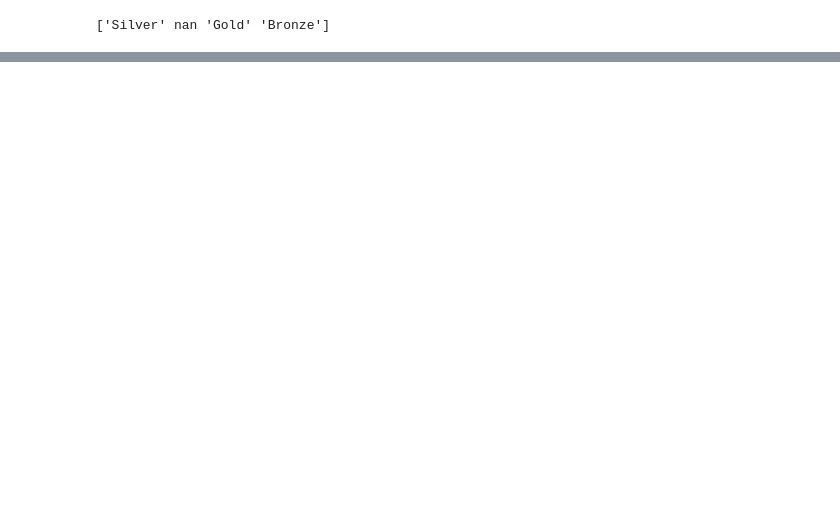
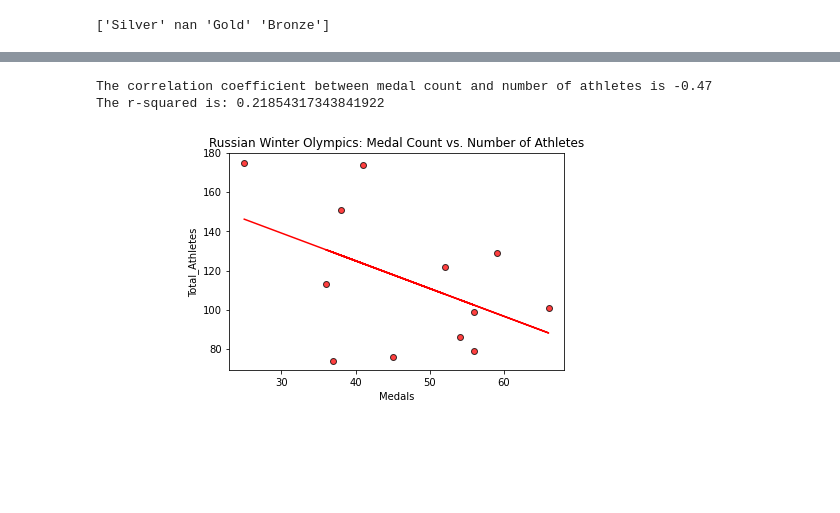
Before and after one commit to ratikachauhan/dathletes-project-1, a Jupyter notebook: gmb_analysis/gmb_analysis_work.ipynb, the cells around one changed output, grey strips where cells are left out. Cells and saved outputs as stored; diff of their text form; code cells hidden in the pictures; blank space fills up the shorter version.

```diff
--- a/gmb_analysis/gmb_analysis_work.ipynb
+++ b/gmb_analysis/gmb_analysis_work.ipynb
@@ -178,3 +183,22 @@ plt.show()
+# %%
+#Calculate the correlation coefficient and linear regression model
+# for medals vs athletes for winter events
+print(f"The correlation coefficient between medal count and number of athletes is {round(st.pearsonr(medals,athletes)[0],2)}")
+(slope, intercept, rvalue, pvalue, stderr) = linregress(medals,athletes)
+regress_values = medals * slope + intercept
+line_eq = "y = " + str(round(slope,2)) + "x + " + str(round(intercept,2))
+plt.title("Russian Winter Olympics: Medal Count vs. Number of Athletes")
+plt.xlabel("Medals")
+plt.ylabel("Total_Athletes")
+plt.scatter(medals,athletes, marker="o", facecolors="red", edgecolors="black", alpha=0.75)
+plt.savefig("../Output Images/WinterAthletesMedals_CC_LR.png")
+plt.plot(medals,regress_values,"r-")
+plt.annotate(line_eq,(6,10),fontsize=15,color="red")
+print(f"The r-squared is: {rvalue**2}")
+# %% [output]
+The correlation coefficient between medal count and number of athletes is -0.47
+The r-squared is: 0.21854317343841922
+[figure, added]
 # %%
 russian_summer_olympics_df = pd.merge(russian_sevents_df, russian_sathletes_df, how="left", on="Year")
 russian_summer_olympics_df = pd.merge(russian_summer_olympics_df, summer_medals_df, how="left", on="Year")
```
Also changed, not shown: parts of 10 cells of this notebook.
